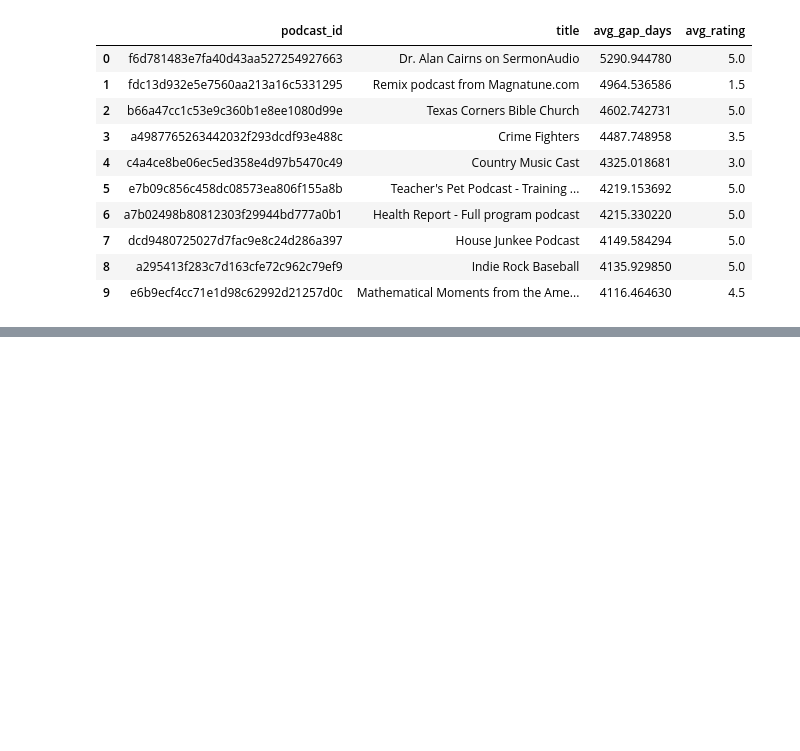
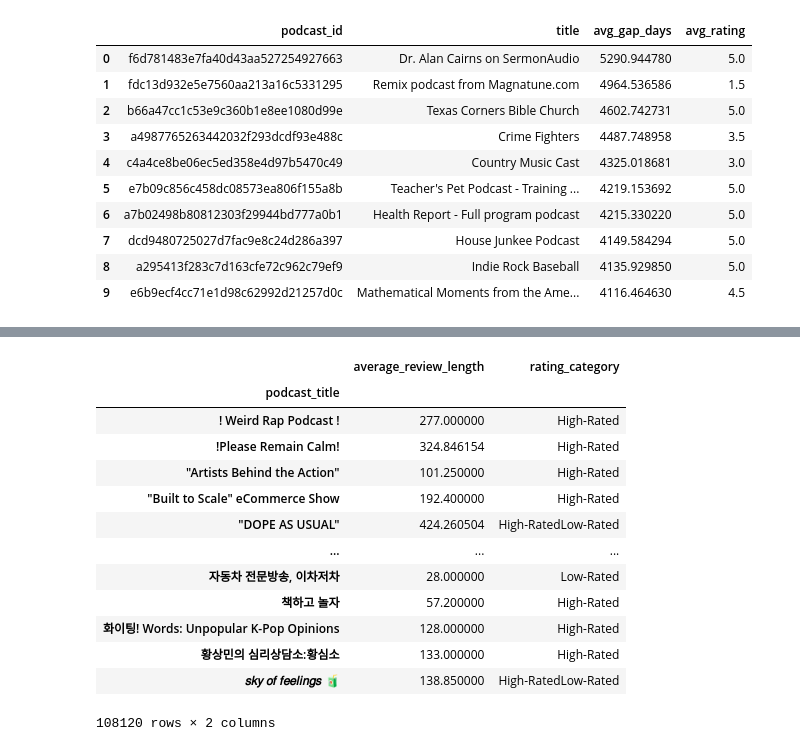
Before and after one commit to alespool/Analyzing-Podcast-Reviews, a Jupyter notebook: data_extraction.ipynb, the cells around one changed output, grey strips where cells are left out. Saved outputs shown, nothing was run; the diff lists cells and outputs as text; code cells hidden in the pictures; blank space fills up the shorter version.

```diff
--- a/data_extraction.ipynb
+++ b/data_extraction.ipynb
@@ -526,0 +647,17 @@ shortest_review_gap
+# %%
+ab_test_df.groupby('podcast_title').sum()
+# %% [output]
+|  | average_review_length | rating_category |
+| podcast_title |  |  |
+| ! Weird Rap Podcast ! | 277.000000 | High-Rated |
+| !Please Remain Calm! | 324.846154 | High-Rated |
+| "Artists Behind the Action" | 101.250000 | High-Rated |
+| "Built to Scale" eCommerce Show | 192.400000 | High-Rated |
+| "DOPE AS USUAL" | 424.260504 | High-RatedLow-Rated |
+| ... | ... | ... |
+| 자동차 전문방송, 이차저차 | 28.000000 | Low-Rated |
+| 책하고 놀자 | 57.200000 | High-Rated |
+| 화이팅! Words: Unpopular K-Pop Opinions | 128.000000 | High-Rated |
+| 황상민의 심리상담소:황심소 | 133.000000 | High-Rated |
+| 𝑠𝑘𝑦 𝑜𝑓 𝑓𝑒𝑒𝑙𝑖𝑛𝑔𝑠 🧃 | 138.850000 | High-RatedLow-Rated |
+108120 rows × 2 columns
```
Also changed, not shown: parts of 21 cells of this notebook.
